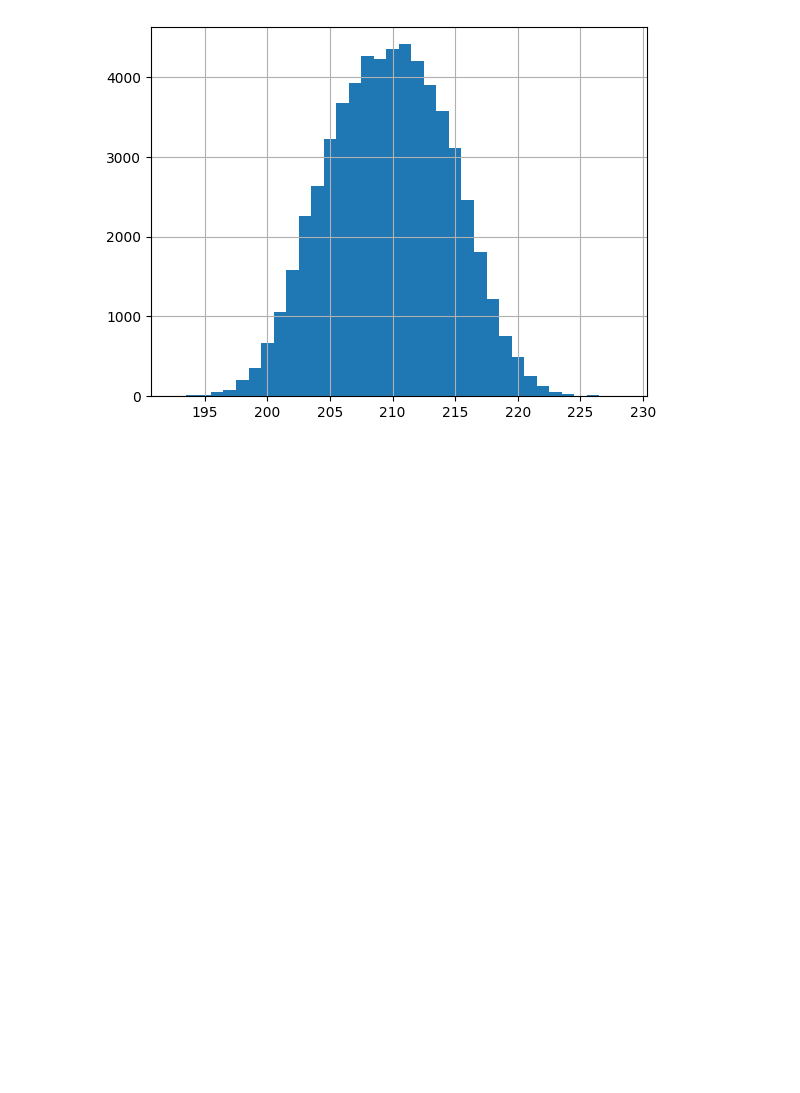
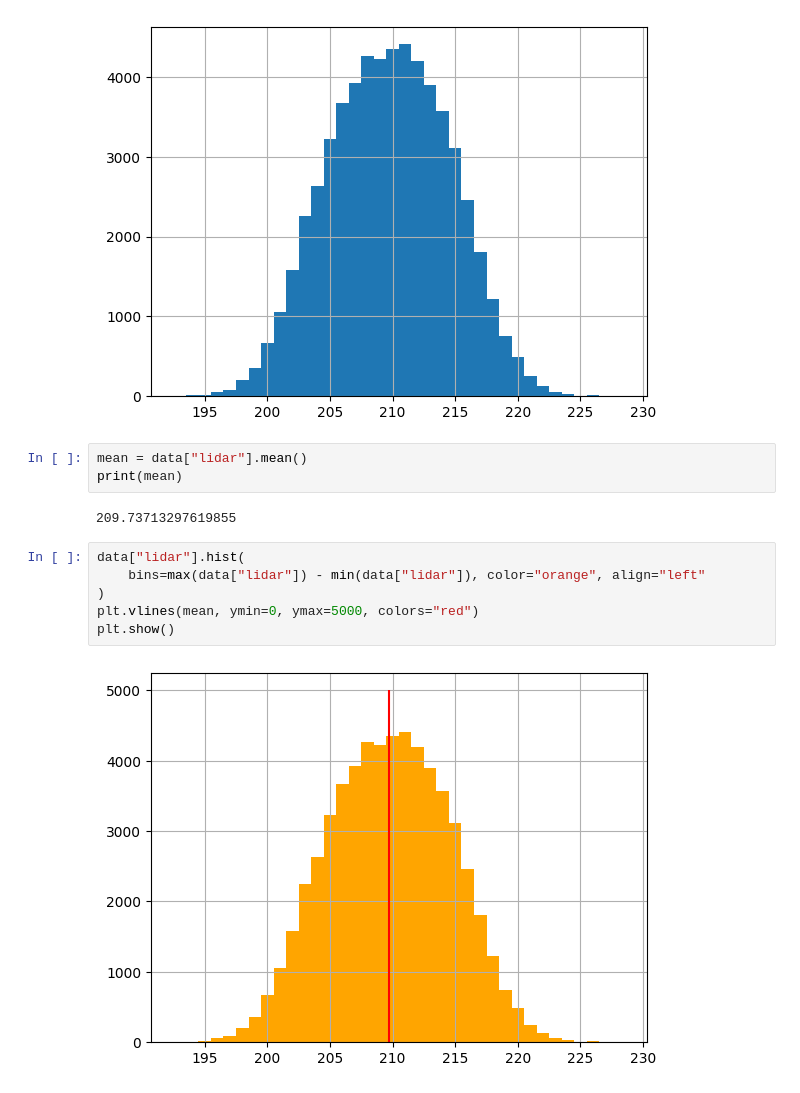
Before and after one commit to akr35/lnpr, a Jupyter notebook: section_sensor/lidar_200.ipynb, the cells around one changed output. Saved outputs shown, nothing was run; the diff lists cells and outputs as text; blank space fills up the shorter version.

```diff
--- a/section_sensor/lidar_200.ipynb
+++ b/section_sensor/lidar_200.ipynb
@@ -38,3 +38,16 @@ data["lidar"].hist(bins=max(data["lidar"]) - min(data["lidar"]), align="left")
 plt.show()
 # %% [output]
 [figure]
+# %%
+mean = data["lidar"].mean()
+print(mean)
+# %% [output]
+209.73713297619855
+# %%
+data["lidar"].hist(
+    bins=max(data["lidar"]) - min(data["lidar"]), color="orange", align="left"
+)
+plt.vlines(mean, ymin=0, ymax=5000, colors="red")
+plt.show()
+# %% [output]
+[figure, added]
```
Also changed, not shown: parts of 10 cells of this notebook.
